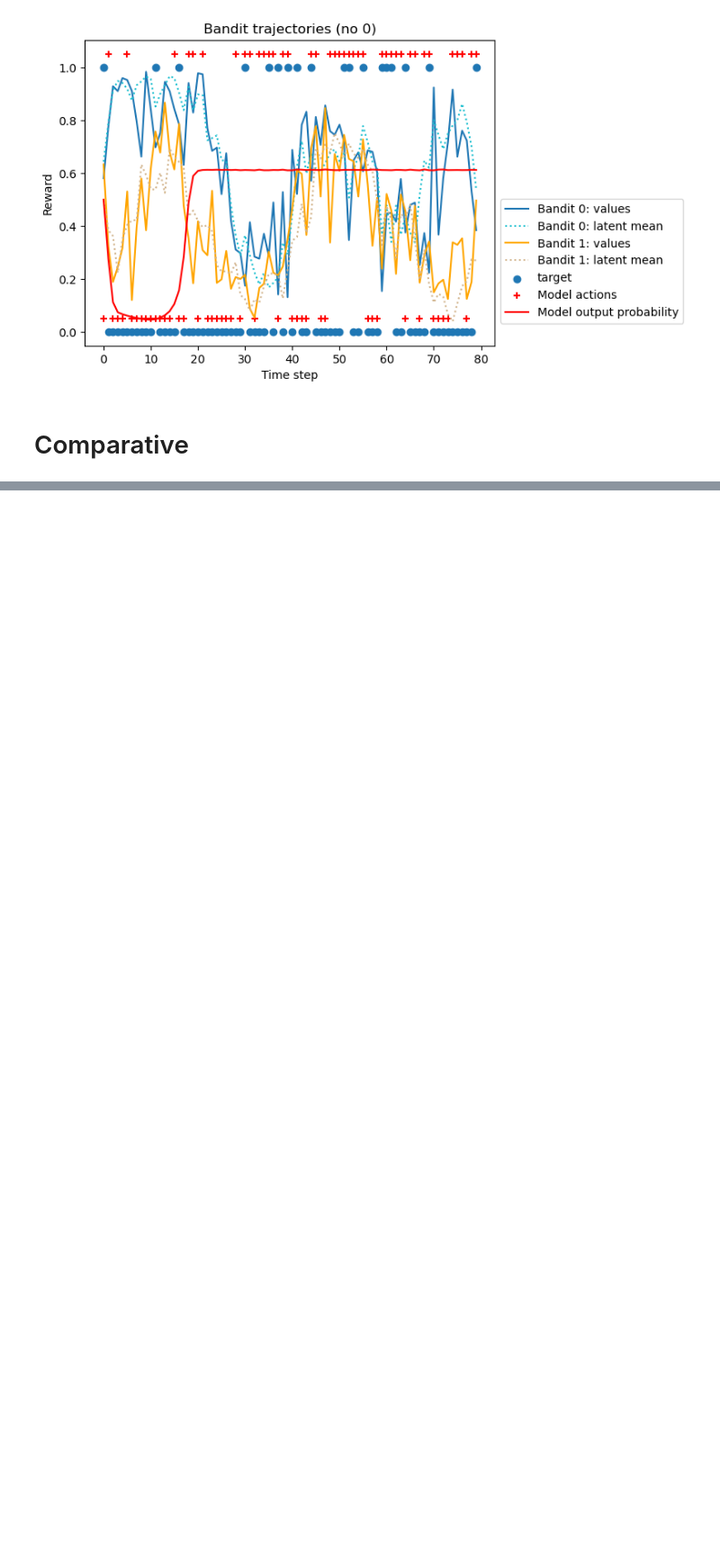
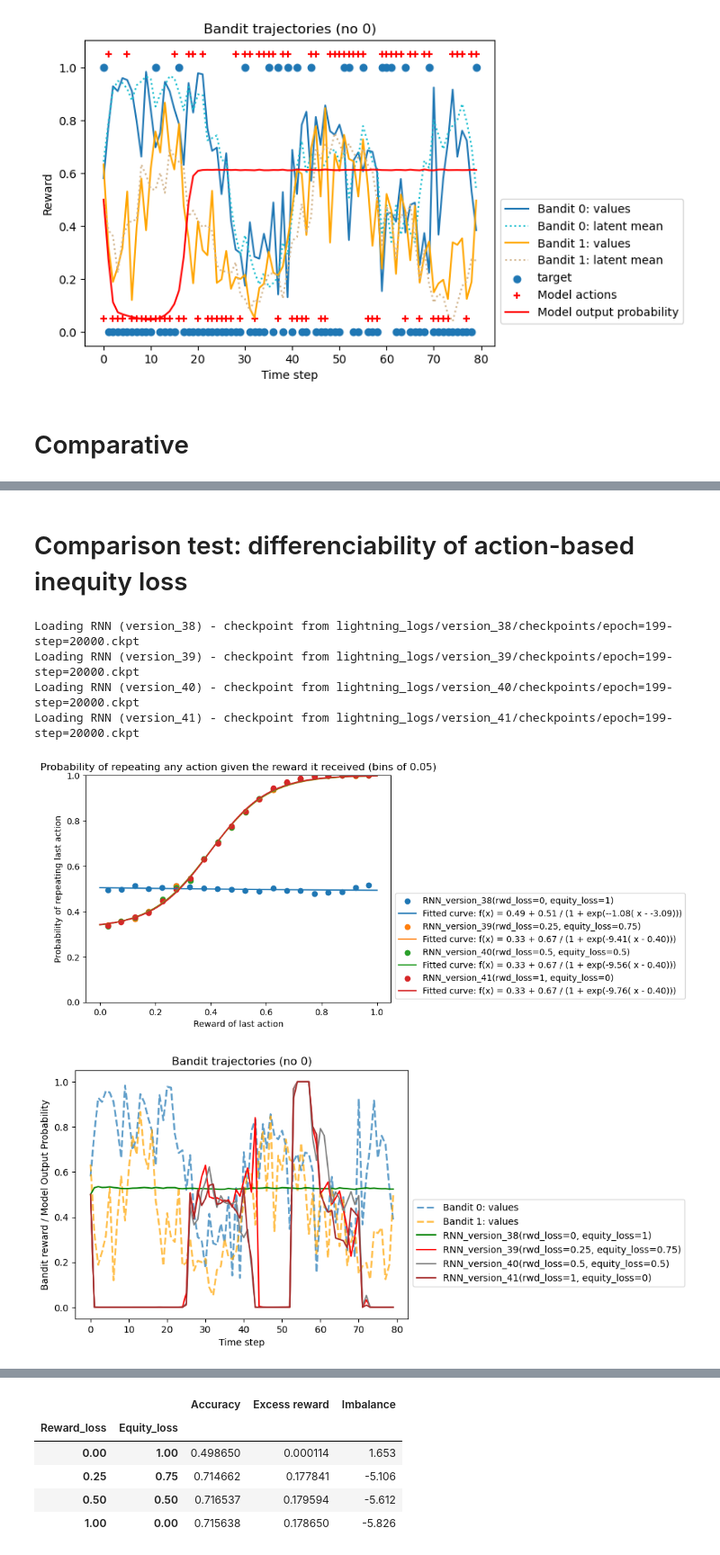
Before and after one commit to atrudel/social_bandit, a Jupyter notebook: visualization.ipynb, the cells around one changed output, grey strips where cells are left out. Shown at 90% size. Drawn from its saved outputs; the diff is of its cells as text; code cells hidden in the pictures; blank space fills up the shorter version.

Commit message:
fix comparative visualization

```diff
--- a/visualization.ipynb
+++ b/visualization.ipynb
@@ -154,0 +143,11 @@ Loading RNN (version_33) - checkpoint from lightning_logs/version_33/checkpoints
+# %% [markdown]
+# Comparison test: differenciability of action-based inequity loss
+# %%
+comparative_evaluation(['version_38', 'version_39', 'version_40', 'version_41'], seed=1)
+# %% [output]
+Loading RNN (version_38) - checkpoint from lightning_logs/version_38/checkpoints/epoch=199-step=20000.ckpt
+Loading RNN (version_39) - checkpoint from lightning_logs/version_39/checkpoints/epoch=199-step=20000.ckpt
+Loading RNN (version_40) - checkpoint from lightning_logs/version_40/checkpoints/epoch=199-step=20000.ckpt
+Loading RNN (version_41) - checkpoint from lightning_logs/version_41/checkpoints/epoch=199-step=20000.ckpt
+[figure, added]
+[figure, added]
@@ -154,0 +155,6 @@ Loading RNN (version_33) - checkpoint from lightning_logs/version_33/checkpoints
+|  |  | Accuracy | Excess reward | Imbalance |
+| Reward_loss | Equity_loss |  |  |  |
+| 0.00 | 1.00 | 0.498650 | 0.000114 | 1.653 |
+| 0.25 | 0.75 | 0.714662 | 0.177841 | -5.106 |
+| 0.50 | 0.50 | 0.716537 | 0.179594 | -5.612 |
+| 1.00 | 0.00 | 0.715638 | 0.178650 | -5.826 |
```
Also changed, not shown: parts of 4 cells of this notebook, 2 other files.
